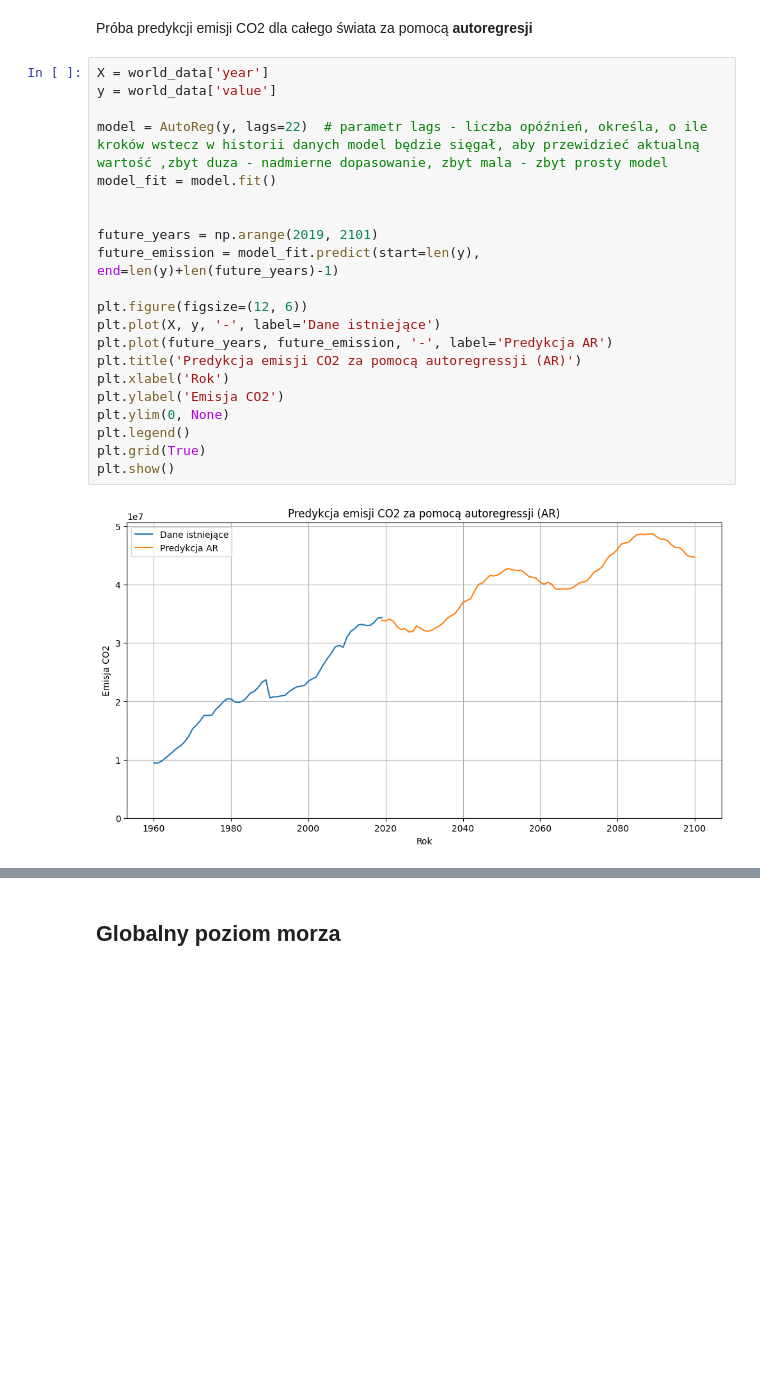
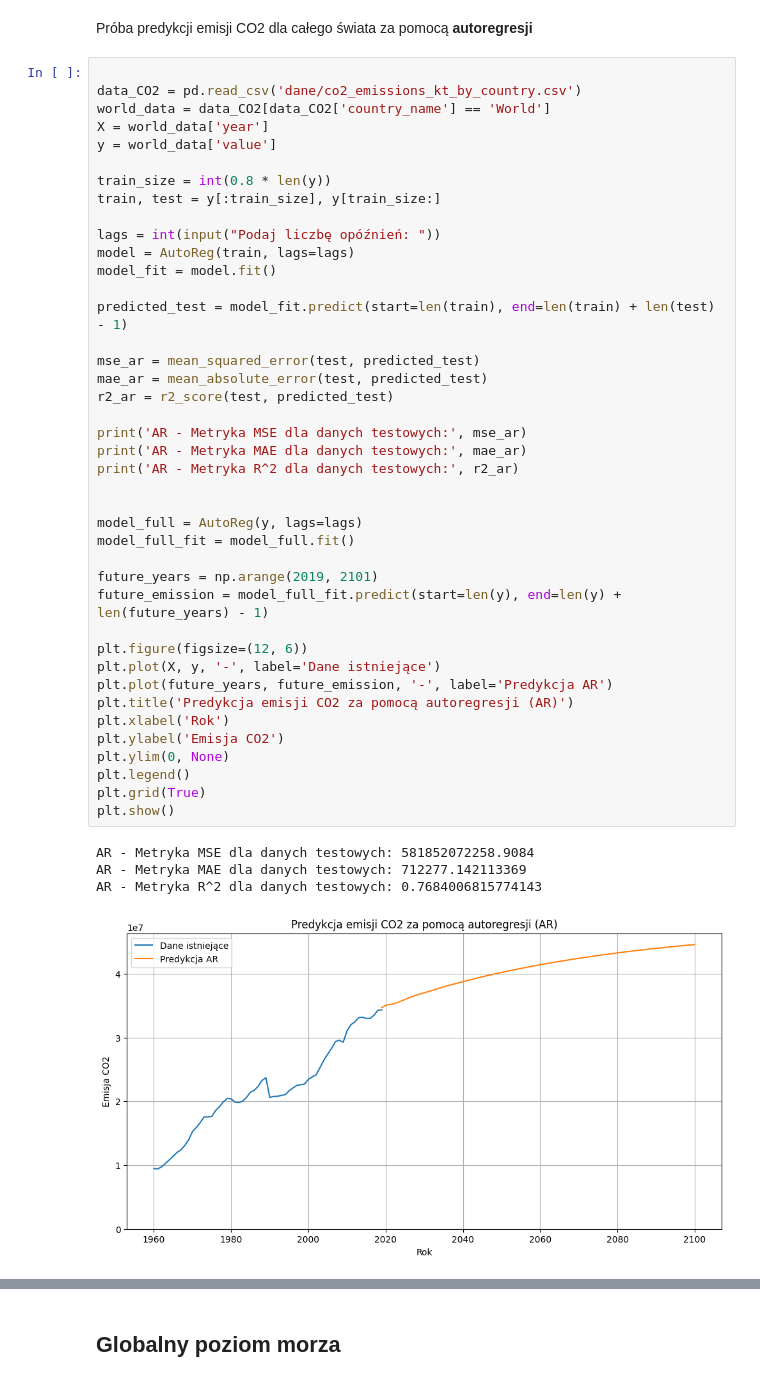
Before and after one commit to kuba172/analiza-zmian-klimatycznych-metodami-uczenia-maszynowego, a Jupyter notebook: Analiza zmian klimatu metodą uczenia maszynowego.ipynb, the cells around one changed output, grey strips where cells are left out. Cells and saved outputs as stored; diff of their text form; blank space fills up the shorter version.

```diff
--- a/Analiza zmian klimatu metodą uczenia maszynowego.ipynb
+++ b/Analiza zmian klimatu metodą uczenia maszynowego.ipynb
@@ -303,28 +526,51 @@ Dane z regresji liniowej przewidują bardziej optymystyczny scenariusz w którym
 # %% [markdown]
 Próba predykcji emisji CO2 dla całego świata za pomocą **autoregresji**
 # %%
+
+data_CO2 = pd.read_csv('dane/co2_emissions_kt_by_country.csv')
+world_data = data_CO2[data_CO2['country_name'] == 'World']
 X = world_data['year']
 y = world_data['value']
 
-model = AutoReg(y, lags=22)  # parametr lags - liczba opóźnień, określa, o ile kroków wstecz w historii danych model będzie sięgał, aby przewidzieć aktualną wartość ,zbyt duza - nadmierne dopasowanie, zbyt mala - zbyt prosty model
+train_size = int(0.8 * len(y))
+train, test = y[:train_size], y[train_size:]
+
+lags = int(input("Podaj liczbę opóźnień: "))
+model = AutoReg(train, lags=lags)
 model_fit = model.fit()
 
+predicted_test = model_fit.predict(start=len(train), end=len(train) + len(test) - 1)
+
+mse_ar = mean_squared_error(test, predicted_test)
+mae_ar = mean_absolute_error(test, predicted_test)
+r2_ar = r2_score(test, predicted_test)
+
+print('AR - Metryka MSE dla danych testowych:', mse_ar)
+print('AR - Metryka MAE dla danych testowych:', mae_ar)
+print('AR - Metryka R^2 dla danych testowych:', r2_ar)
+
+
+model_full = AutoReg(y, lags=lags)
+model_full_fit = model_full.fit()
 
 future_years = np.arange(2019, 2101)
-future_emission = model_fit.predict(start=len(y), end=len(y)+len(future_years)-1)
+future_emission = model_full_fit.predict(start=len(y), end=len(y) + len(future_years) - 1)
 
 plt.figure(figsize=(12, 6))
 plt.plot(X, y, '-', label='Dane istniejące')
 plt.plot(future_years, future_emission, '-', label='Predykcja AR')
-plt.title('Predykcja emisji CO2 za pomocą autoregressji (AR)')
+plt.title('Predykcja emisji CO2 za pomocą autoregresji (AR)')
 plt.xlabel('Rok')
 plt.ylabel('Emisja CO2')
 plt.ylim(0, None)
 plt.legend()
 plt.grid(True)
 plt.show()
 # %% [output]
+AR - Metryka MSE dla danych testowych: 581852072258.9084
+AR - Metryka MAE dla danych testowych: 712277.142113369
+AR - Metryka R^2 dla danych testowych: 0.7684006815774143
-[figure, old version]
+[figure, new version]
 # %%
 try:
     panstwo = input("Podaj nazwę państwa dla którego ma być dokonana predykcja:")
```
Also changed, not shown: parts of 18 cells of this notebook.
